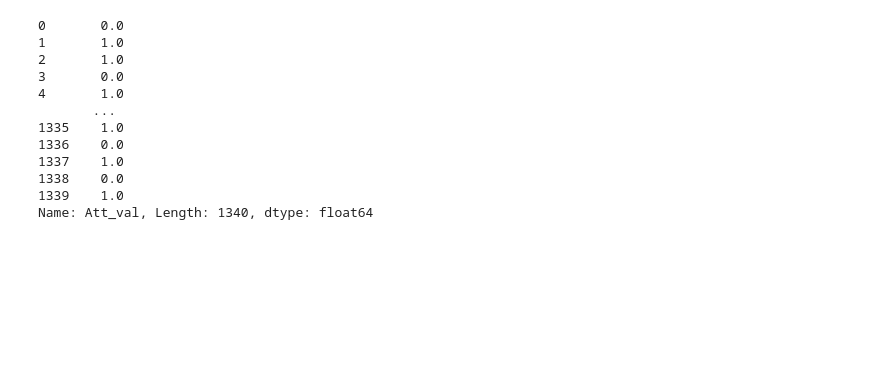
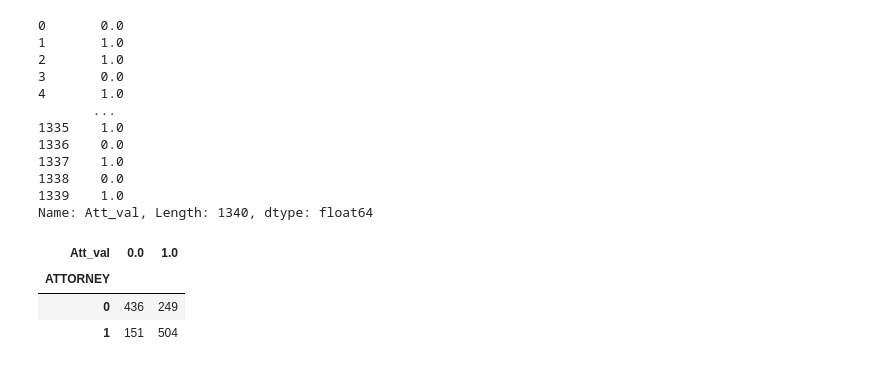
Before and after one commit to Bhavin52/Assignment, a Jupyter notebook: logistic_regression_Q2.ipynb, the cells around one changed output. Drawn from its saved outputs; the diff is of its cells as text; code cells hidden in the pictures; blank space fills up the shorter version.

```diff
--- a/logistic_regression_Q2.ipynb
+++ b/logistic_regression_Q2.ipynb
@@ -172,3 +172,12 @@ claimants.Att_val
 1338    0.0
 1339    1.0
 Name: Att_val, Length: 1340, dtype: float64
+# %%
+# confusion matrix
+confusion_matrix_0 = pd.crosstab(claimants['ATTORNEY'],claimants.Att_val)
+confusion_matrix_0
+# %% [output]
+| Att_val | 0.0 | 1.0 |
+| ATTORNEY |  |  |
+| 0 | 436 | 249 |
+| 1 | 151 | 504 |
```
Also changed, not shown: parts of 17 cells of this notebook.
